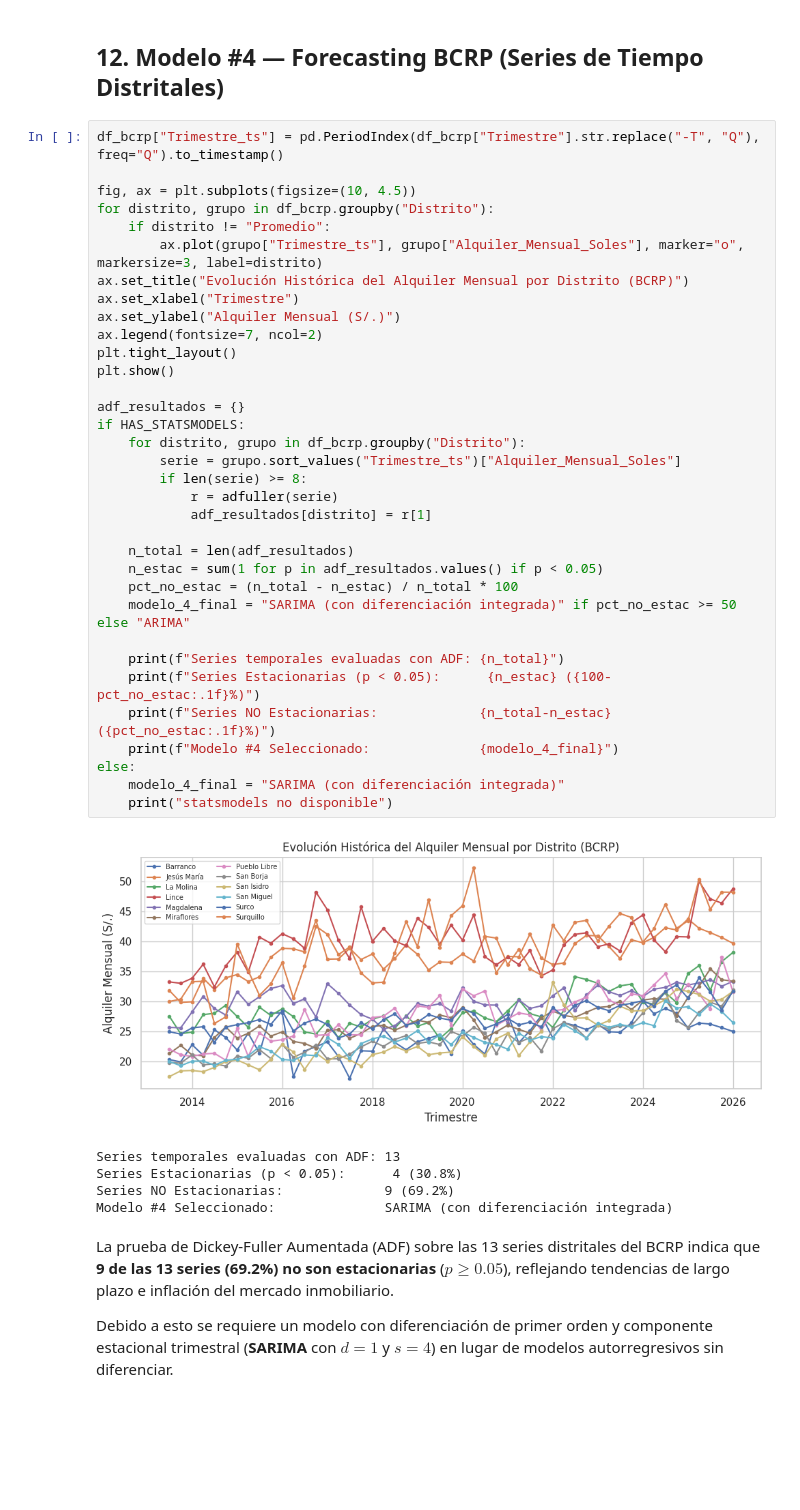
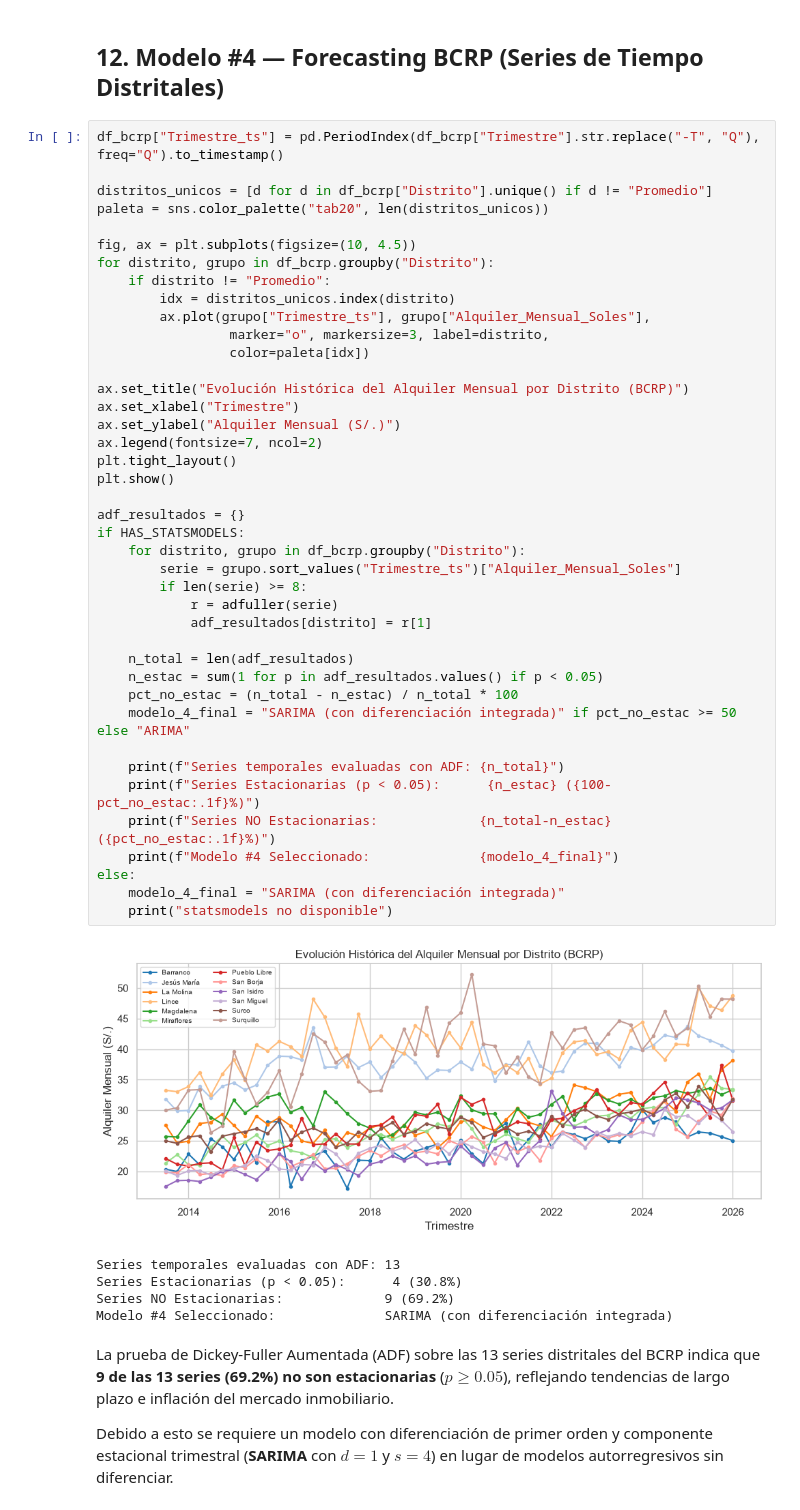
Before and after one commit to Luciana-y/DepaRent, a Jupyter notebook: deliveries/week06/code/EDA_week06_v5.ipynb, the cells around one changed output. Cells and saved outputs as stored; diff of their text form; blank space fills up the shorter version.

Commit message:
Cambiando colores de la leyenda en el modelo 4

```diff
--- a/deliveries/week06/code/EDA_week06_v5.ipynb
+++ b/deliveries/week06/code/EDA_week06_v5.ipynb
@@ -810,40 +810,47 @@ Las variables con mayor peso en la predicción son `area_total`, `mantenimiento`
 ## 12. Modelo #4 — Forecasting BCRP (Series de Tiempo Distritales)
 # %%
 df_bcrp["Trimestre_ts"] = pd.PeriodIndex(df_bcrp["Trimestre"].str.replace("-T", "Q"), freq="Q").to_timestamp()
+
+distritos_unicos = [d for d in df_bcrp["Distrito"].unique() if d != "Promedio"]
+paleta = sns.color_palette("tab20", len(distritos_unicos))
 
 fig, ax = plt.subplots(figsize=(10, 4.5))
 for distrito, grupo in df_bcrp.groupby("Distrito"):
     if distrito != "Promedio":
-        ax.plot(grupo["Trimestre_ts"], grupo["Alquiler_Mensual_Soles"], marker="o", markersize=3, label=distrito)
+        idx = distritos_unicos.index(distrito)
+        ax.plot(grupo["Trimestre_ts"], grupo["Alquiler_Mensual_Soles"],
+                 marker="o", markersize=3, label=distrito,
+                 color=paleta[idx])
+
 ax.set_title("Evolución Histórica del Alquiler Mensual por Distrito (BCRP)")
 ax.set_xlabel("Trimestre")
 ax.set_ylabel("Alquiler Mensual (S/.)")
 ax.legend(fontsize=7, ncol=2)
 plt.tight_layout()
 plt.show()
 
 adf_resultados = {}
 if HAS_STATSMODELS:
     for distrito, grupo in df_bcrp.groupby("Distrito"):
         serie = grupo.sort_values("Trimestre_ts")["Alquiler_Mensual_Soles"]
         if len(serie) >= 8:
             r = adfuller(serie)
             adf_resultados[distrito] = r[1]
 
     n_total = len(adf_resultados)
     n_estac = sum(1 for p in adf_resultados.values() if p < 0.05)
     pct_no_estac = (n_total - n_estac) / n_total * 100
     modelo_4_final = "SARIMA (con diferenciación integrada)" if pct_no_estac >= 50 else "ARIMA"
 
     print(f"Series temporales evaluadas con ADF: {n_total}")
     print(f"Series Estacionarias (p < 0.05):      {n_estac} ({100-pct_no_estac:.1f}%)")
     print(f"Series NO Estacionarias:             {n_total-n_estac} ({pct_no_estac:.1f}%)")
     print(f"Modelo #4 Seleccionado:              {modelo_4_final}")
 else:
     modelo_4_final = "SARIMA (con diferenciación integrada)"
     print("statsmodels no disponible")
 # %% [output]
-[figure, old version]
+[figure, new version]
 Series temporales evaluadas con ADF: 13
 Series Estacionarias (p < 0.05):      4 (30.8%)
 Series NO Estacionarias:             9 (69.2%)
```
Also changed, not shown: parts of 8 cells of this notebook, 5 other files.
